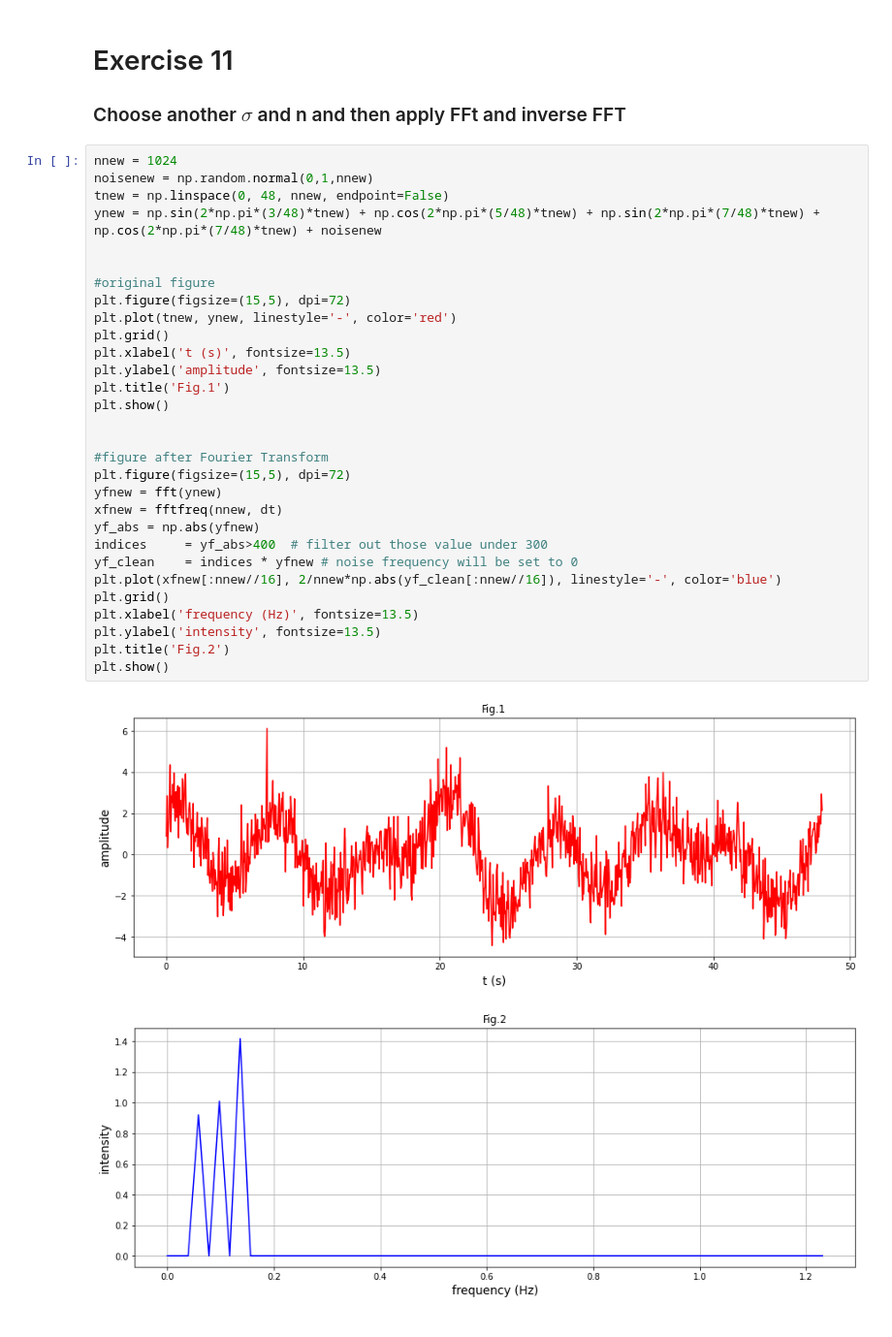
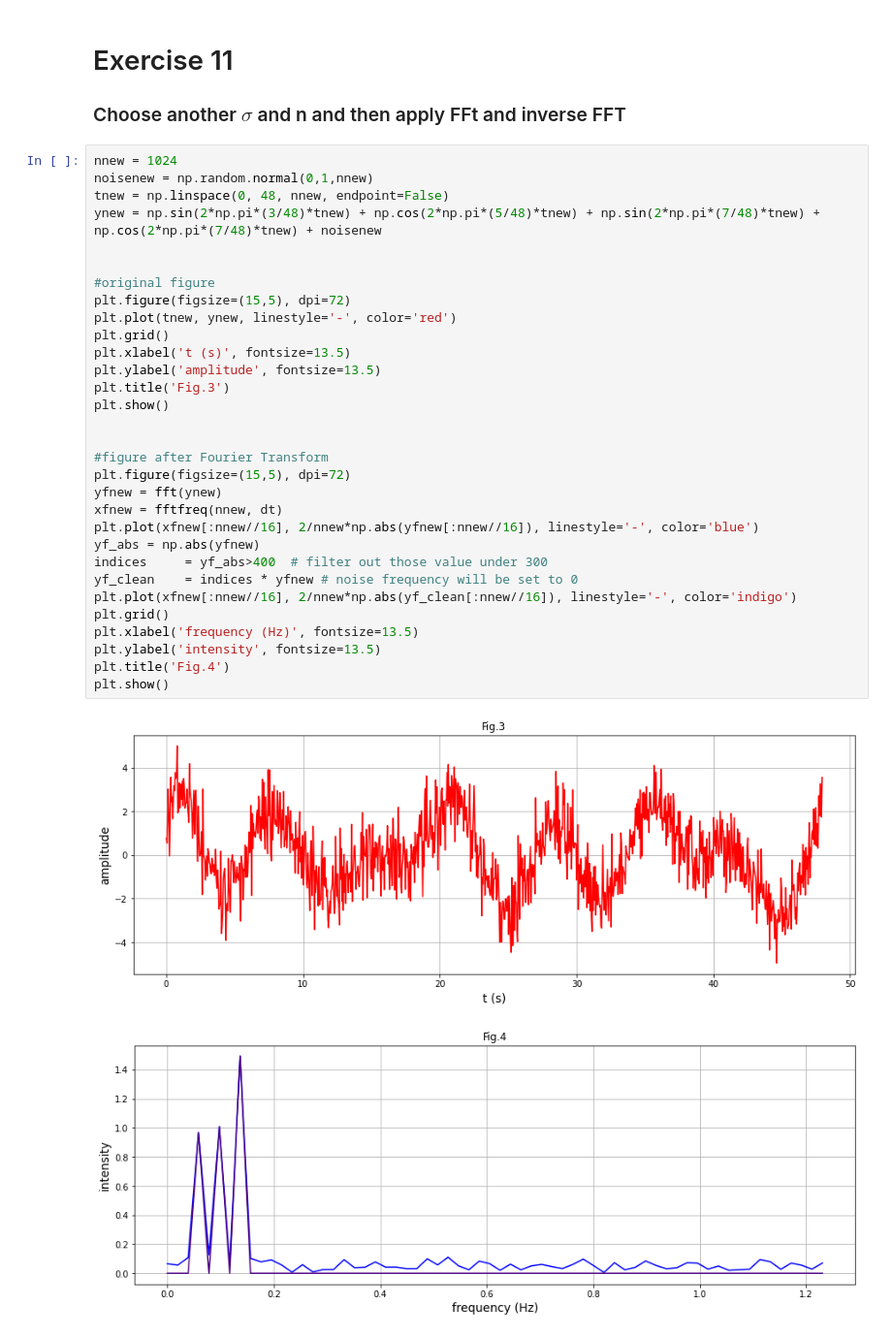
Before and after one commit to mingeydacoder/PC, a Jupyter notebook: python/Applied_Math/HW4.ipynb, the cells around one changed output. Shown at 97% size. Cells and saved outputs as stored; diff of their text form.

```diff
--- a/python/Applied_Math/HW4.ipynb
+++ b/python/Applied_Math/HW4.ipynb
@@ -47,36 +47,37 @@ Use $ \textcolor{orange}{np.random.normal} $ to create a Gaussian noise with sta
 # %%
 nnew = 1024
 noisenew = np.random.normal(0,1,nnew)
 tnew = np.linspace(0, 48, nnew, endpoint=False)
 ynew = np.sin(2*np.pi*(3/48)*tnew) + np.cos(2*np.pi*(5/48)*tnew) + np.sin(2*np.pi*(7/48)*tnew) + np.cos(2*np.pi*(7/48)*tnew) + noisenew
 
 
 #original figure
 plt.figure(figsize=(15,5), dpi=72)
 plt.plot(tnew, ynew, linestyle='-', color='red')
 plt.grid()
 plt.xlabel('t (s)', fontsize=13.5)
 plt.ylabel('amplitude', fontsize=13.5)
-plt.title('Fig.1')
+plt.title('Fig.3')
 plt.show()
 
 
 #figure after Fourier Transform
 plt.figure(figsize=(15,5), dpi=72)
 yfnew = fft(ynew)
 xfnew = fftfreq(nnew, dt)
+plt.plot(xfnew[:nnew//16], 2/nnew*np.abs(yfnew[:nnew//16]), linestyle='-', color='blue')
 yf_abs = np.abs(yfnew)
 indices     = yf_abs>400  # filter out those value under 300
 yf_clean    = indices * yfnew # noise frequency will be set to 0
-plt.plot(xfnew[:nnew//16], 2/nnew*np.abs(yf_clean[:nnew//16]), linestyle='-', color='blue')
+plt.plot(xfnew[:nnew//16], 2/nnew*np.abs(yf_clean[:nnew//16]), linestyle='-', color='indigo')
 plt.grid()
 plt.xlabel('frequency (Hz)', fontsize=13.5)
 plt.ylabel('intensity', fontsize=13.5)
-plt.title('Fig.2')
+plt.title('Fig.4')
 plt.show()
 # %% [output]
-[figure, old version]
+[figure, new version]
-[figure, old version]
+[figure, new version]
 # %%
 yif = ifft(yf_clean)
 plt.figure(figsize=(15,4), dpi=72)
```
Also changed, not shown: parts of 3 cells of this notebook.
